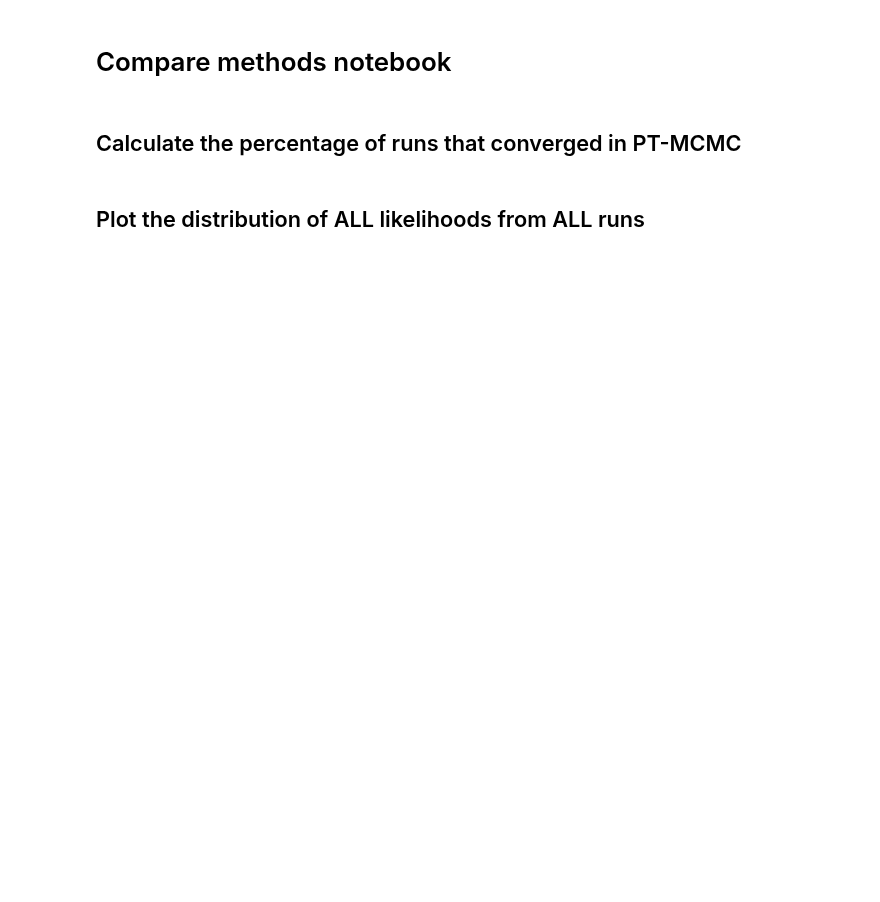
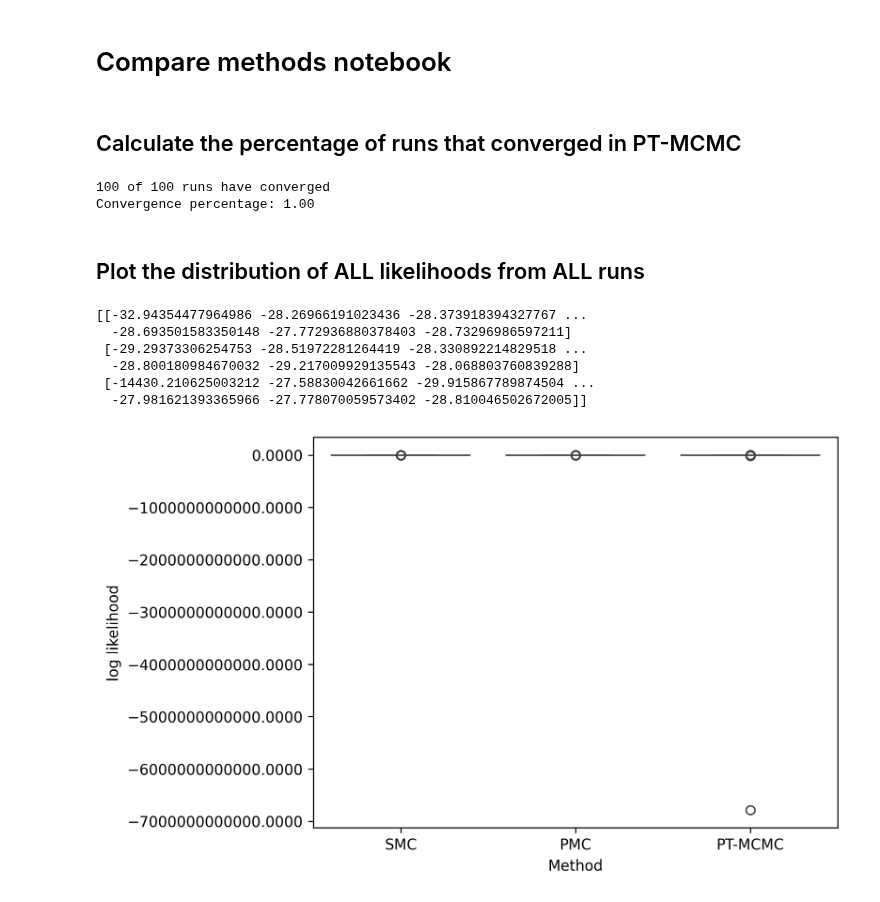
Before and after one commit to LarkinIt/BayesianBenchmark, a Jupyter notebook: compare_methods.ipynb, the cells around one changed output. Saved outputs shown, nothing was run; the diff lists cells and outputs as text; code cells hidden in the pictures; blank space fills up the shorter version.

```diff
--- a/compare_methods.ipynb
+++ b/compare_methods.ipynb
@@ -13,7 +13,7 @@ from modelproblem import ModelProblem
 from result_classes import Result,MethodResults
 # %%
 prob_name = "Hopf"
-methods = ["smc", "pmc"]#, "ptmcmc"]
+methods = ["smc", "pmc", "ptmcmc"]
 
 mod_prob = ModelProblem(prob_name)
 mod_prob.initialize()
@@ -42,24 +42,35 @@ try:
 	print(f"{n_converged:d} of {n_runs:d} runs have converged\nConvergence percentage: {n_converged/n_runs:.2f}")
 except ValueError:
 	pass
+# %% [output]
+100 of 100 runs have converged
+Convergence percentage: 1.00
 # %% [markdown]
 ## Plot the distribution of ALL likelihoods from ALL runs
 # %%
 plt.figure(dpi=300)
 llhs = np.array([x.get_llhs().flatten() for x in grouped_results], dtype=object)
 print(llhs)
 
 #llhs[llhs<-20000] = -7500
 llh_df = pd.DataFrame()
 for llh_arr, method in zip(llhs, methods):
 	temp_df = pd.DataFrame()
 	temp_df[method] = llh_arr
 	llh_df = pd.concat([llh_df, temp_df])
 
-sns.boxplot(llh_df, showfliers=False)
+sns.boxplot(llh_df, showfliers=True)
 plt.xticks(range(len(methods)), [x.abbr for x in grouped_results])
 plt.xlabel("Method"); plt.ylabel("log likelihood");
 plt.gca().yaxis.set_major_formatter("{x:.4f}")
+# %% [output]
+[[-32.94354477964986 -28.26966191023436 -28.373918394327767 ...
+  -28.693501583350148 -27.772936880378403 -28.73296986597211]
+ [-29.29373306254753 -28.51972281264419 -28.330892214829518 ...
+  -28.800180984670032 -29.217009929135543 -28.068803760839288]
+ [-14430.210625003212 -27.58830042661662 -29.915867789874504 ...
+  -27.981621393365966 -27.778070059573402 -28.810046502672005]]
+[figure, added]
 # %%
 plt.figure(dpi=300)
 calls = np.array([x.get_fun_calls() for x in grouped_results], dtype=object)
```
Also changed, not shown: parts of 2 cells of this notebook, 2 other files.
